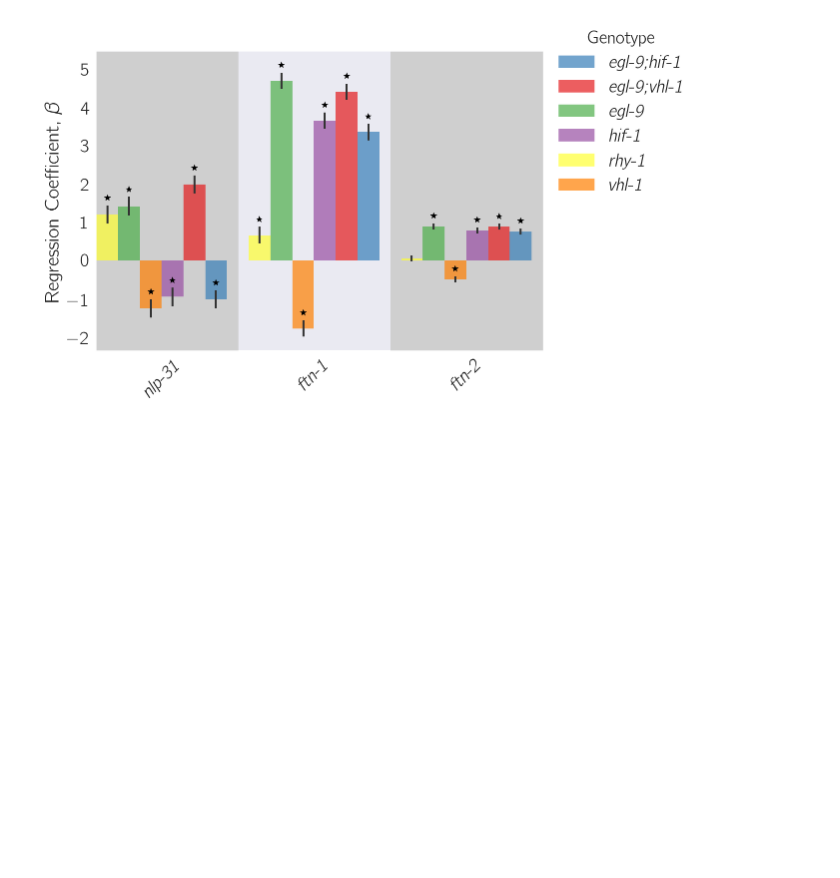
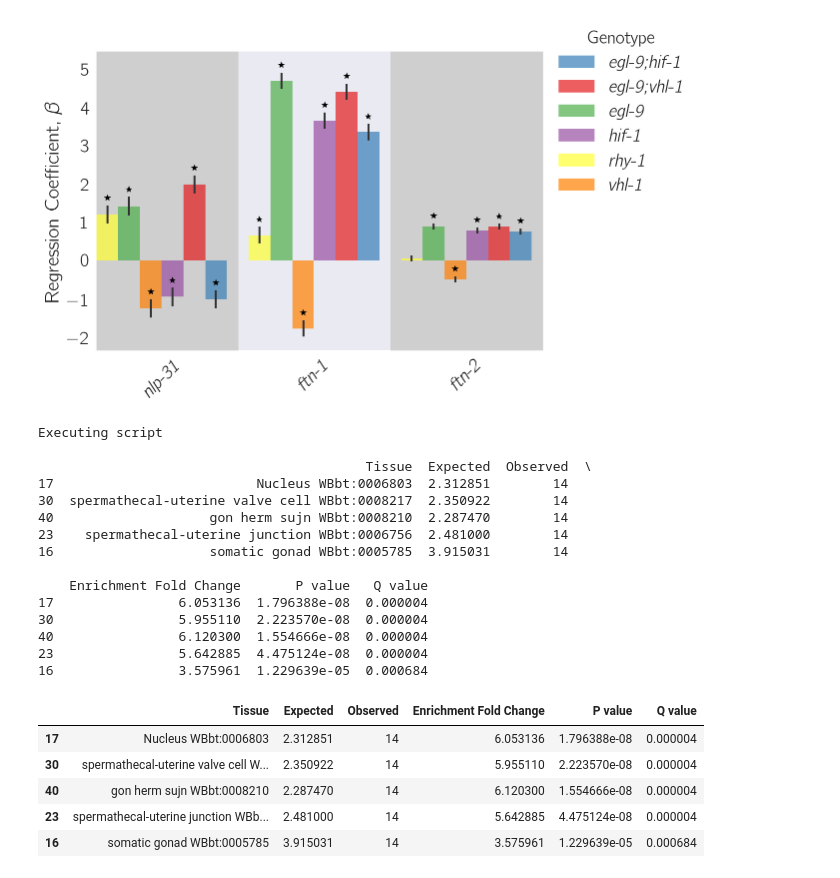
Before and after one commit to WormLabCaltech/mprsq, a Jupyter notebook: src/Hydroxylated Hif-1 7.ipynb, the cells around one changed output. Drawn from its saved outputs; the diff is of its cells as text; code cells hidden in the pictures; blank space fills up the shorter version.

```diff
--- a/src/Hydroxylated Hif-1 7.ipynb
+++ b/src/Hydroxylated Hif-1 7.ipynb
@@ -191,3 +190,31 @@ genpy.qPCR_plot(temp,
 plt.savefig('../output/hif1oh_qPCR.svg', bbox_inches='tight')
 # %% [output]
 [figure]
+# %%
+import tissue_enrichment_analysis as tea
+tdf = tea.fetch_dictionary('tissue')
+# tidy.ens_gene.unique()
+# %%
+tea.enrichment_analysis(tidy.ens_gene.unique(), tdf)
+# %% [output]
+Executing script
+
+                                          Tissue  Expected  Observed  \
+17                          Nucleus WBbt:0006803  2.312851        14
+30  spermathecal-uterine valve cell WBbt:0008217  2.350922        14
+40                    gon herm sujn WBbt:0008210  2.287470        14
+23    spermathecal-uterine junction WBbt:0006756  2.481000        14
+16                    somatic gonad WBbt:0005785  3.915031        14
+
+    Enrichment Fold Change       P value   Q value
+17                6.053136  1.796388e-08  0.000004
+30                5.955110  2.223570e-08  0.000004
+40                6.120300  1.554666e-08  0.000004
+23                5.642885  4.475124e-08  0.000004
+16                3.575961  1.229639e-05  0.000684
+|  | Tissue | Expected | Observed | Enrichment Fold Change | P value | Q value |
+| 17 | Nucleus WBbt:0006803 | 2.312851 | 14 | 6.053136 | 1.796388e-08 | 0.000004 |
+| 30 | spermathecal-uterine valve cell W... | 2.350922 | 14 | 5.955110 | 2.223570e-08 | 0.000004 |
+| 40 | gon herm sujn WBbt:0008210 | 2.287470 | 14 | 6.120300 | 1.554666e-08 | 0.000004 |
+| 23 | spermathecal-uterine junction WBb... | 2.481000 | 14 | 5.642885 | 4.475124e-08 | 0.000004 |
+| 16 | somatic gonad WBbt:0005785 | 3.915031 | 14 | 3.575961 | 1.229639e-05 | 0.000684 |
```
Also changed, not shown: parts of 2 cells of this notebook, 33 other files.
